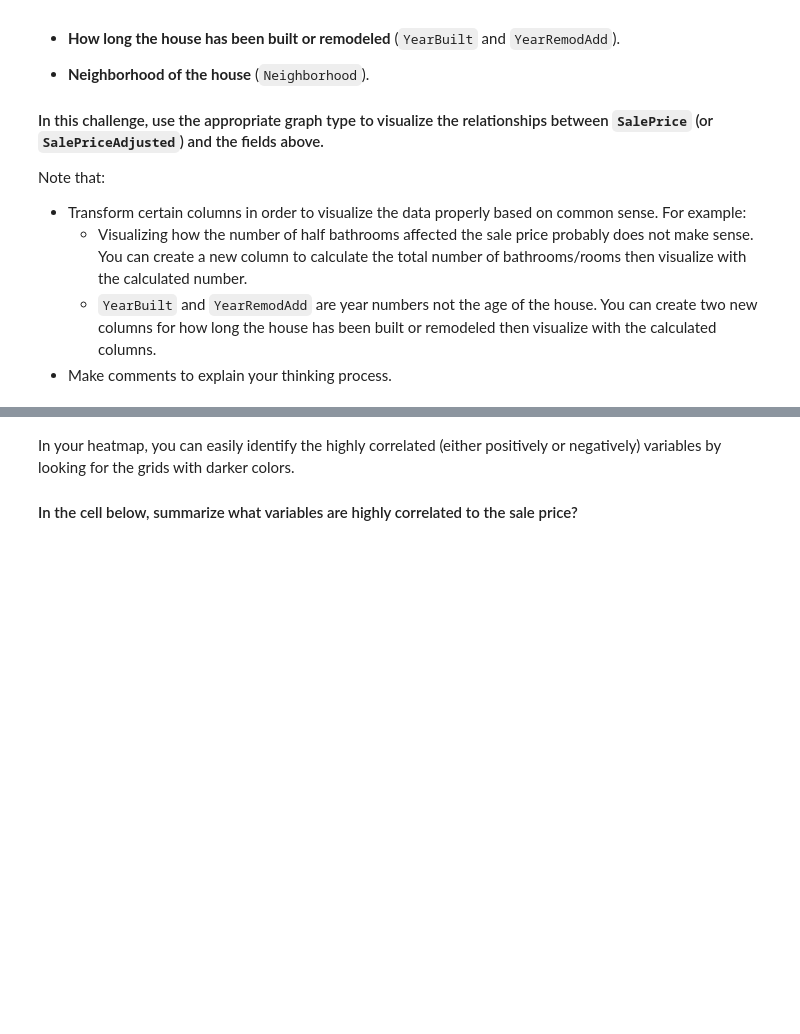
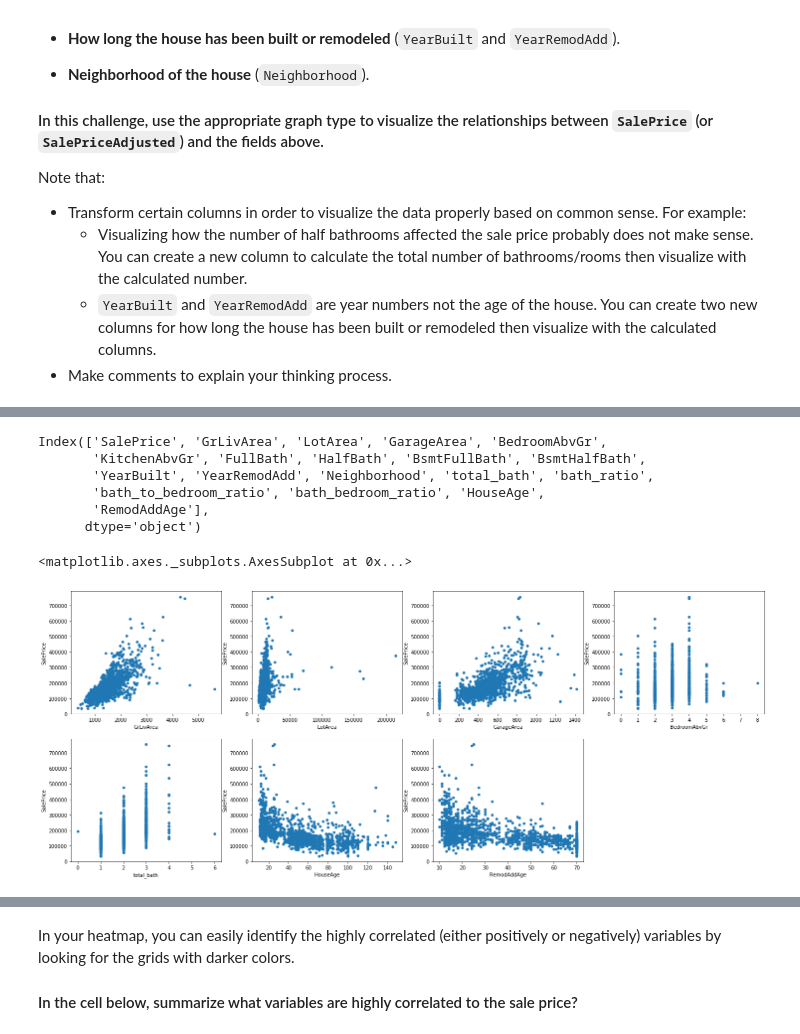
Before and after one commit to ta-datapt-bcn/lab-storytelling-data-visualization, a Jupyter notebook: your-code/main.ipynb, the cells around one changed output, grey strips where cells are left out. Drawn from its saved outputs; the diff is of its cells as text; code cells hidden in the pictures; blank space fills up the shorter version.

```diff
--- a/your-code/main.ipynb
+++ b/your-code/main.ipynb
@@ -77,3 +127,6 @@ Try applying various mathematical functions such as square root, power, and log
 [This reference](https://trainingdatascience.com/workshops/histograms-and-skewed-data/) shows you examples on how to adjust skewed data.
 # %%
 # your code here
+
+df['Adjusted_SalePrice'] = df['SalePrice'].apply(np.sqrt)
+df.head()
@@ -105,0 +164,5 @@ Note that:
+# %%
+# your code here: Visualize the relationships between SalePrice (or SalePriceAdjusted) and the fields above
+
+explore_df = df[['SalePrice', 'GrLivArea', 'LotArea', 'GarageArea', 'BedroomAbvGr', 'KitchenAbvGr', 'FullBath',
+                 'HalfBath', 'BsmtFullBath', 'BsmtHalfBath', 'YearBuilt', 'YearRemodAdd', 'Neighborhood']]
@@ -105,0 +178,4 @@ Note that:
+# %%
+# create a new column to calculate the total number of bathrooms/rooms then visualize with the calculated number
+
+explore_df['total_bath']= explore_df['FullBath']+ explore_df['BsmtFullBath']
@@ -105,0 +197,7 @@ Note that:
+# %%
+# YearBuilt and YearRemodAdd are year numbers not the age of the house. Create two new columns
+# for how long the house has been built or remodeled then visualize with the calculated columns
+
+explore_df['HouseAge'] = [2020-i for i in explore_df['YearBuilt']]
+explore_df['RemodAddAge'] = [2020-i for i in explore_df['YearRemodAdd']]
+explore_df.head()
@@ -106,3 +221,40 @@ Note that:
+# %%
+explore_df.columns
+# %% [output]
+Index(['SalePrice', 'GrLivArea', 'LotArea', 'GarageArea', 'BedroomAbvGr',
+       'KitchenAbvGr', 'FullBath', 'HalfBath', 'BsmtFullBath', 'BsmtHalfBath',
+       'YearBuilt', 'YearRemodAdd', 'Neighborhood', 'total_bath', 'bath_ratio',
+       'bath_to_bedroom_ratio', 'bath_bedroom_ratio', 'HouseAge',
+       'RemodAddAge'],
+      dtype='object')
+# %%
+# Plotting all the correlations that were calculated above
+
+fig = plt.figure(2, figsize = (25,10))
+
+ax1 = fig.add_subplot(2, 4, 1)
+explore_df.plot.scatter(x = 'GrLivArea', y = 'SalePrice', ax=ax1)
+
+ax2 = fig.add_subplot(2, 4, 2)
+explore_df.plot.scatter(x = 'LotArea', y = 'SalePrice', ax=ax2)
+
+ax3 = fig.add_subplot(2, 4, 3)
+explore_df.plot.scatter(x = 'GarageArea', y = 'SalePrice', ax=ax3)
+
+ax4 = fig.add_subplot(2, 4, 4)
+explore_df.plot.scatter(x = 'BedroomAbvGr', y = 'SalePrice', ax=ax4)
+
+ax5 = fig.add_subplot(2, 4, 5)
+explore_df.plot.scatter(x = 'total_bath', y = 'SalePrice', ax=ax5)
+
+ax6 = fig.add_subplot(2, 4, 6)
+explore_df.plot.scatter(x = 'HouseAge', y = 'SalePrice', ax=ax6)
+
+ax7 = fig.add_subplot(2, 4, 7)
+explore_df.plot.scatter(x = 'RemodAddAge', y = 'SalePrice', ax=ax7)
+# %% [output]
+<matplotlib.axes._subplots.AxesSubplot at 0x...>
+[figure, added]
 # %% [markdown]
 ## Bonus Challenge 2 - Exploring Data with Correlation Heatmap
 
```
Also changed, not shown: parts of 23 cells of this notebook.
